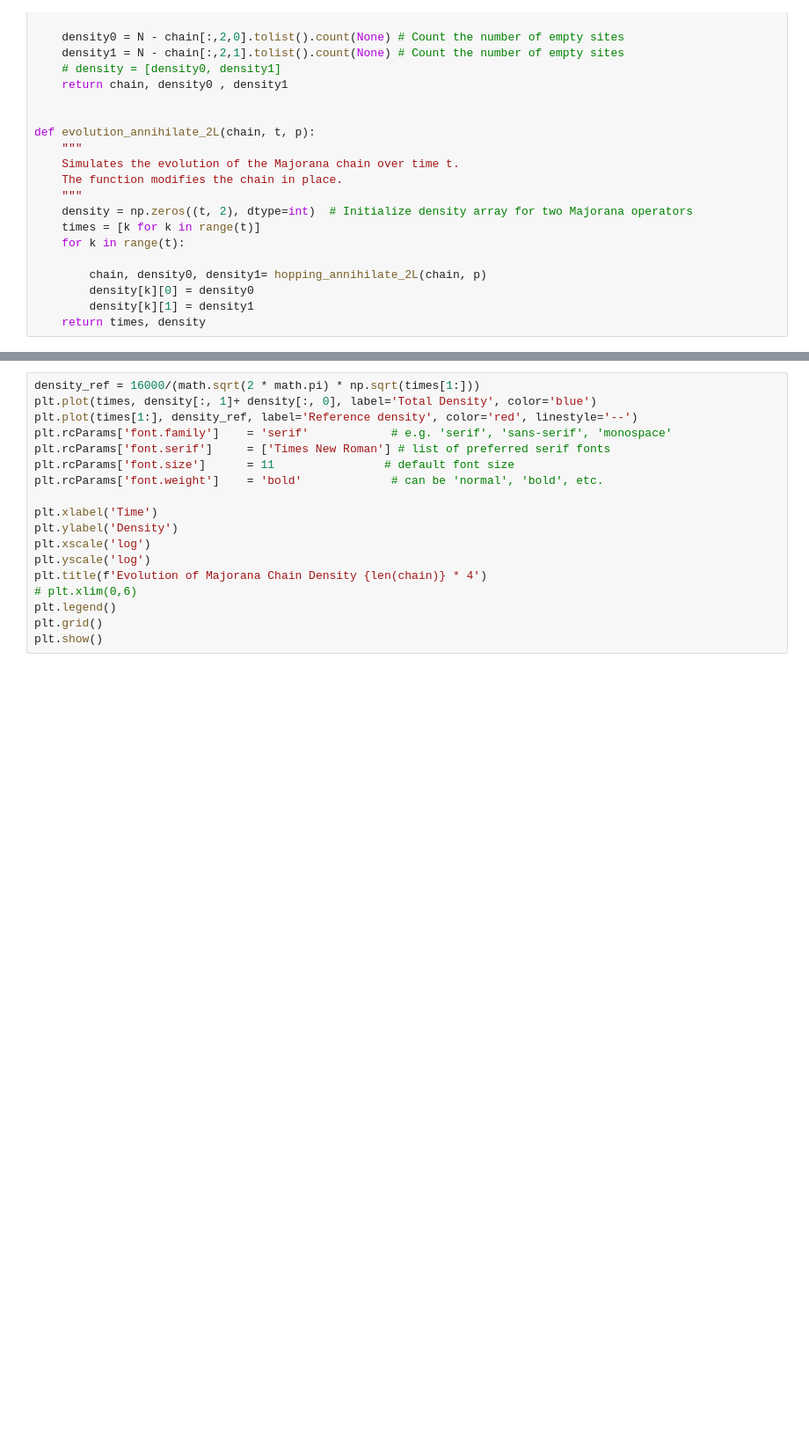
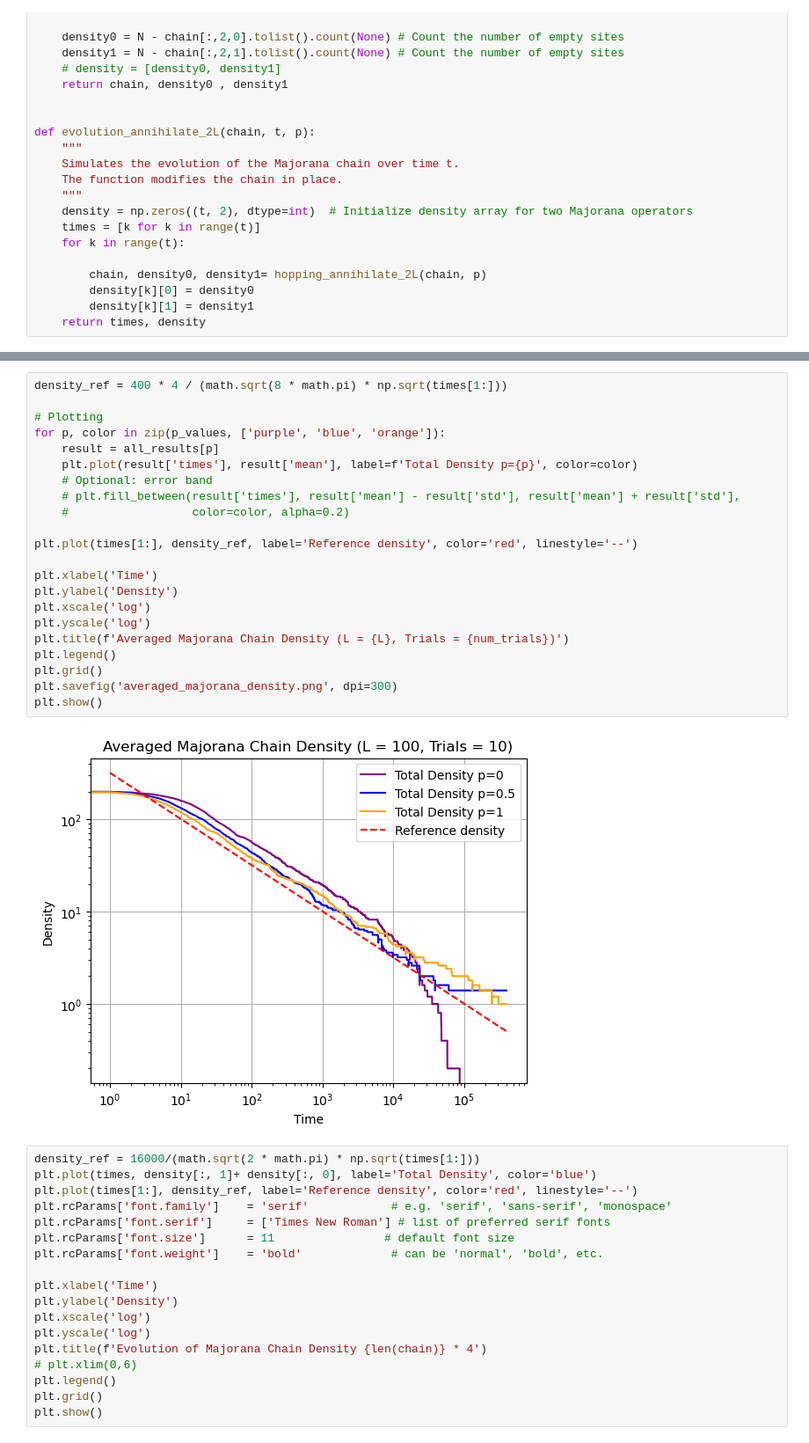
Before and after one commit to toM0dots/Majorana-Braiding, a Jupyter notebook: Two_layer.ipynb, the cells around one changed output, grey strips where cells are left out. Shown at 88% size. Drawn from its saved outputs; the diff is of its cells as text; blank space fills up the shorter version.

```diff
--- a/Two_layer.ipynb
+++ b/Two_layer.ipynb
@@ -787,3 +792,27 @@ plt.show()
+# %%
+density_ref = 400 * 4 / (math.sqrt(8 * math.pi) * np.sqrt(times[1:]))
+
+# Plotting
+for p, color in zip(p_values, ['purple', 'blue', 'orange']):
+    result = all_results[p]
+    plt.plot(result['times'], result['mean'], label=f'Total Density p={p}', color=color)
+    # Optional: error band
+    # plt.fill_between(result['times'], result['mean'] - result['std'], result['mean'] + result['std'],
+    #                  color=color, alpha=0.2)
+
+plt.plot(times[1:], density_ref, label='Reference density', color='red', linestyle='--')
+
+plt.xlabel('Time')
+plt.ylabel('Density')
+plt.xscale('log')
+plt.yscale('log')
+plt.title(f'Averaged Majorana Chain Density (L = {L}, Trials = {num_trials})')
+plt.legend()
+plt.grid()
+plt.savefig('averaged_majorana_density.png', dpi=300)
+plt.show()
+# %% [output]
+[figure, added]
 # %%
 density_ref = 16000/(math.sqrt(2 * math.pi) * np.sqrt(times[1:]))
 plt.plot(times, density[:, 1]+ density[:, 0], label='Total Density', color='blue')
```
Also changed, not shown: parts of 2 cells of this notebook, 1 other file.
